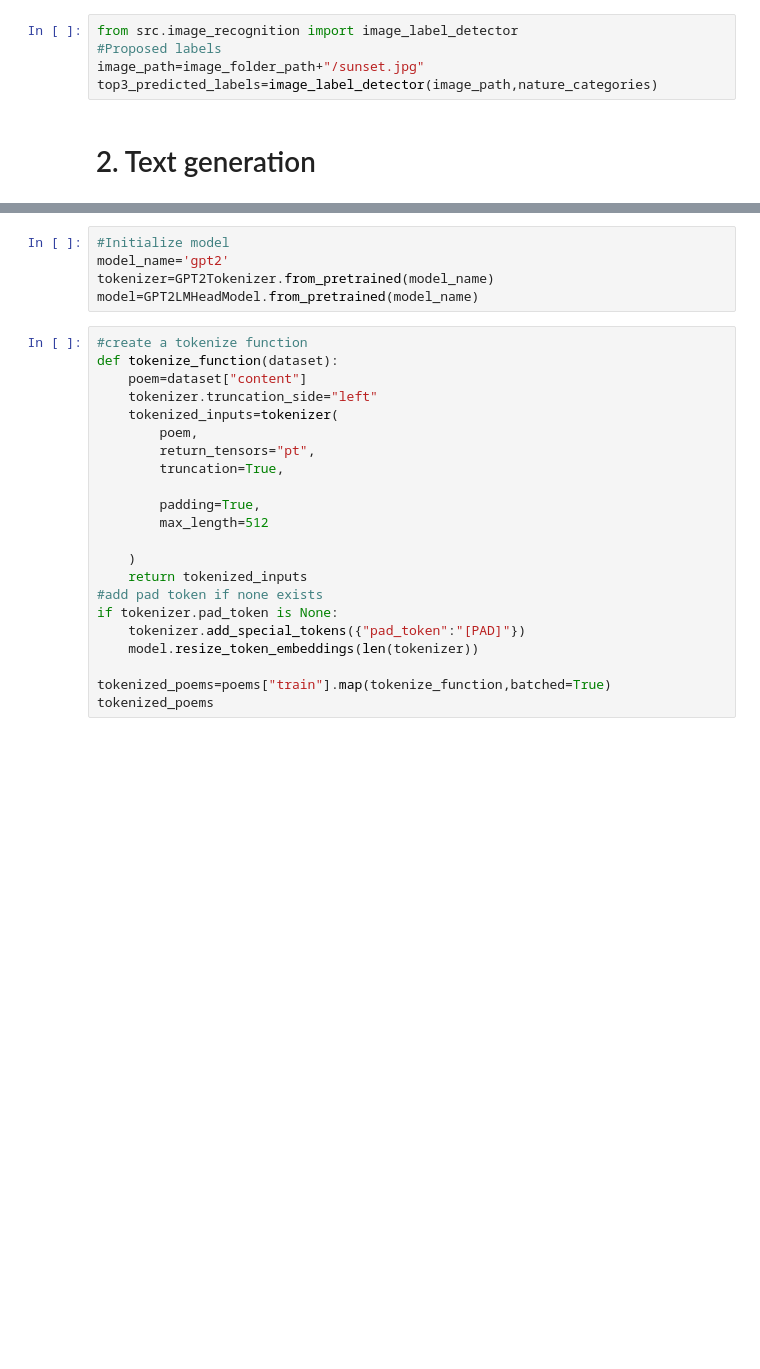
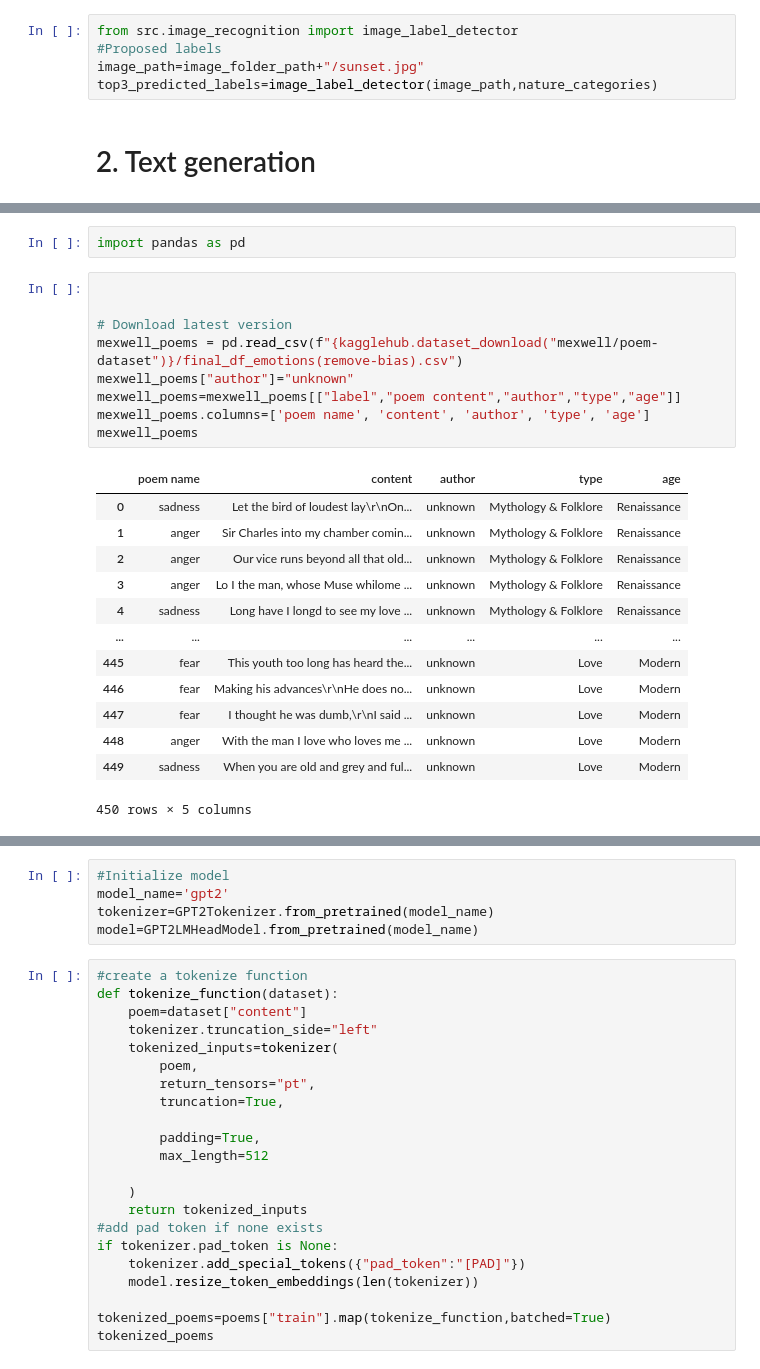
Before and after one commit to lzabar/Phoetry, a Jupyter notebook: notebooks/phoetry.ipynb, the cells around one changed output, grey strips where cells are left out. Drawn from its saved outputs; the diff is of its cells as text; blank space fills up the shorter version.

```diff
--- a/notebooks/phoetry.ipynb
+++ b/notebooks/phoetry.ipynb
@@ -116,0 +126,25 @@ poems = load_dataset("shahules786/PoetryFoundationData")
+# %%
+import pandas as pd
+# %%
+
+
+# Download latest version
+mexwell_poems = pd.read_csv(f"{kagglehub.dataset_download("mexwell/poem-dataset")}/final_df_emotions(remove-bias).csv")
+mexwell_poems["author"]="unknown"
+mexwell_poems=mexwell_poems[["label","poem content","author","type","age"]]
+mexwell_poems.columns=['poem name', 'content', 'author', 'type', 'age']
+mexwell_poems
+# %% [output]
+|  | poem name | content | author | type | age |
+| 0 | sadness | Let the bird of loudest lay\r\nOn... | unknown | Mythology & Folklore | Renaissance |
+| 1 | anger | Sir Charles into my chamber comin... | unknown | Mythology & Folklore | Renaissance |
+| 2 | anger | Our vice runs beyond all that old... | unknown | Mythology & Folklore | Renaissance |
+| 3 | anger | Lo I the man, whose Muse whilome ... | unknown | Mythology & Folklore | Renaissance |
+| 4 | sadness | Long have I longd to see my love ... | unknown | Mythology & Folklore | Renaissance |
+| ... | ... | ... | ... | ... | ... |
+| 445 | fear | This youth too long has heard the... | unknown | Love | Modern |
+| 446 | fear | Making his advances\r\nHe does no... | unknown | Love | Modern |
+| 447 | fear | I thought he was dumb,\r\nI said ... | unknown | Love | Modern |
+| 448 | anger | With the man I love who loves me ... | unknown | Love | Modern |
+| 449 | sadness | When you are old and grey and ful... | unknown | Love | Modern |
+450 rows × 5 columns
```
Also changed, not shown: parts of 4 cells of this notebook, 5 other files.
